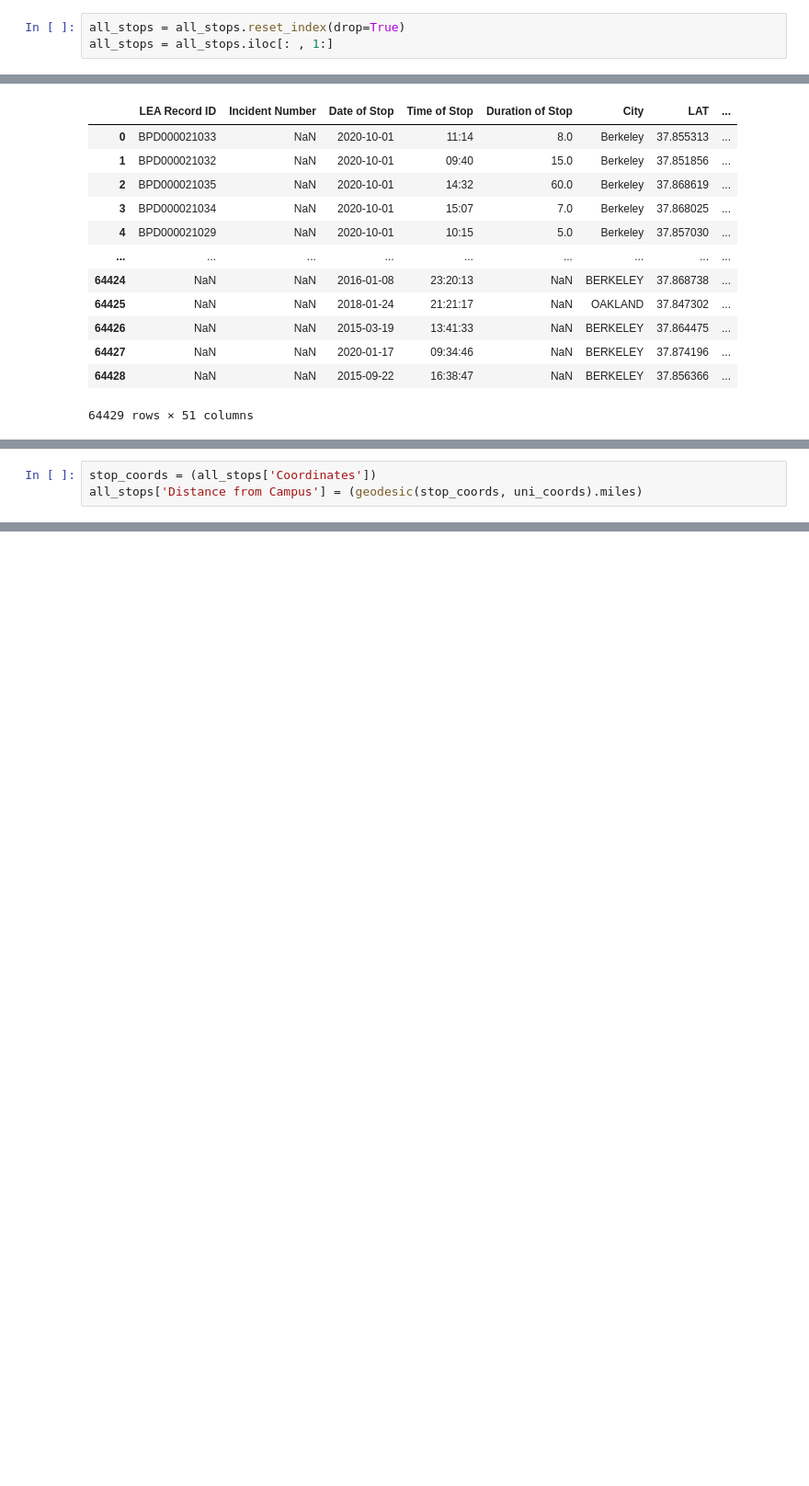
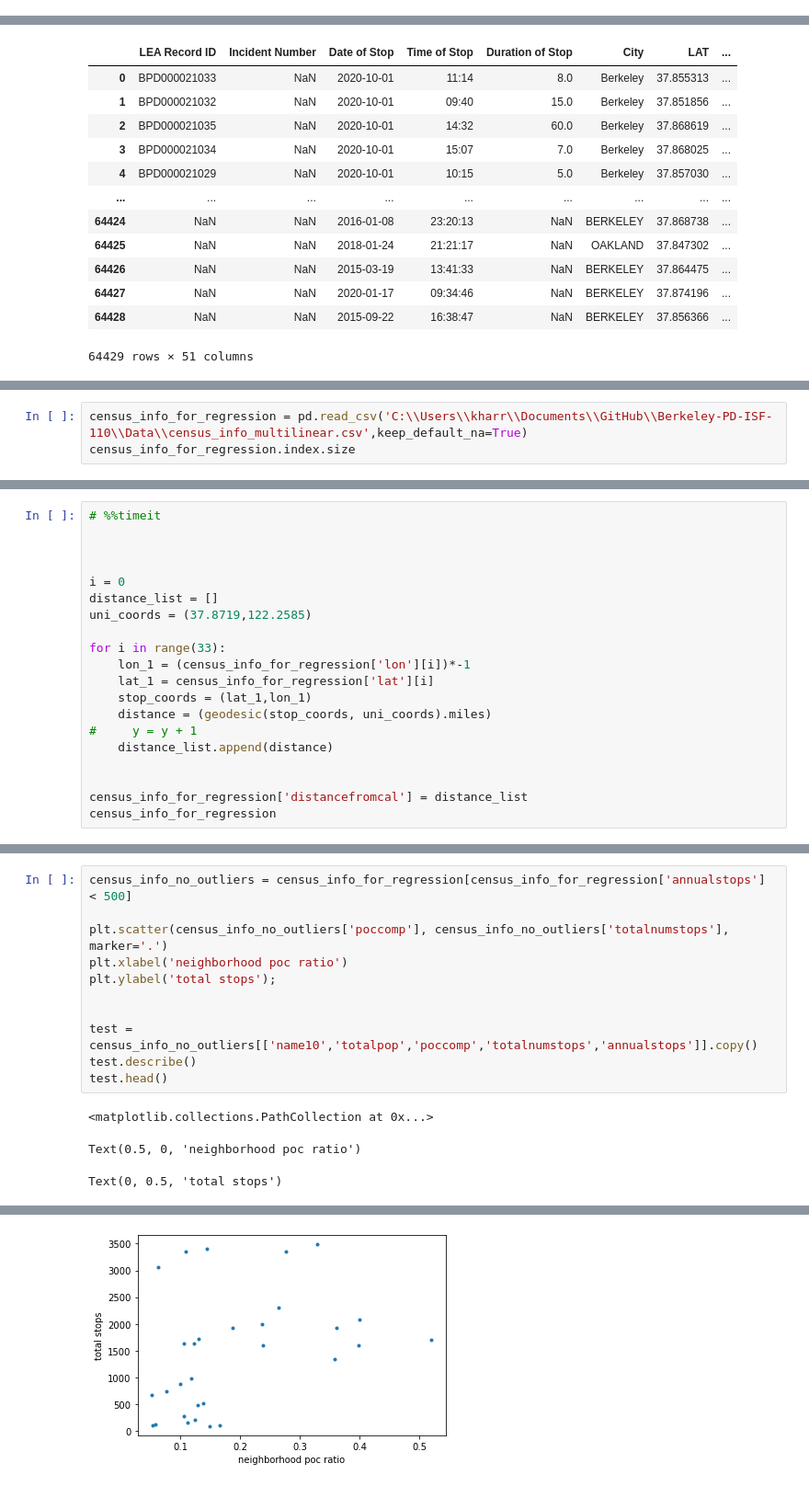
Before and after one commit to kch0p/BPD-Stops-Research-Project, a Jupyter notebook: Code/Merge Data.ipynb, the cells around one changed output, grey strips where cells are left out. Shown at 92% size. Drawn from its saved outputs; the diff is of its cells as text; blank space fills up the shorter version.

```diff
--- a/Code/Merge Data.ipynb
+++ b/Code/Merge Data.ipynb
@@ -324,3 +217,0 @@ all_stops.iloc[58465:58475]
-# %%
-all_stops = all_stops.reset_index(drop=True)
-all_stops = all_stops.iloc[: , 1:]
@@ -476,3 +276,0 @@ KeyError: 8400
-# %%
-stop_coords = (all_stops['Coordinates'])
-all_stops['Distance from Campus'] = (geodesic(stop_coords, uni_coords).miles)
@@ -508,0 +297,3 @@ polys_fp = "source/_static/data/L3/porijogi_sub_catchments.geojson"
+# %%
+census_info_for_regression = pd.read_csv('C:\\Users\\kharr\\Documents\\GitHub\\Berkeley-PD-ISF-110\\Data\\census_info_multilinear.csv',keep_default_na=True)
+census_info_for_regression.index.size
@@ -508,0 +302,20 @@ polys_fp = "source/_static/data/L3/porijogi_sub_catchments.geojson"
+# %%
+# %%timeit
+
+
+
+i = 0
+distance_list = []
+uni_coords = (37.8719,122.2585)
+
+for i in range(33):
+    lon_1 = (census_info_for_regression['lon'][i])*-1
+    lat_1 = census_info_for_regression['lat'][i]
+    stop_coords = (lat_1,lon_1)
+    distance = (geodesic(stop_coords, uni_coords).miles)
+#     y = y + 1
+    distance_list.append(distance)
+
+
+census_info_for_regression['distancefromcal'] = distance_list
+census_info_for_regression
@@ -508,0 +349,15 @@ polys_fp = "source/_static/data/L3/porijogi_sub_catchments.geojson"
+# %%
+census_info_no_outliers = census_info_for_regression[census_info_for_regression['annualstops'] < 500]
+
+plt.scatter(census_info_no_outliers['poccomp'], census_info_no_outliers['totalnumstops'], marker='.')
+plt.xlabel('neighborhood poc ratio')
+plt.ylabel('total stops');
+
+
+test = census_info_no_outliers[['name10','totalpop','poccomp','totalnumstops','annualstops']].copy()
+test.describe()
+test.head()
+# %% [output]
+<matplotlib.collections.PathCollection at 0x...>
+Text(0.5, 0, 'neighborhood poc ratio')
+Text(0, 0.5, 'total stops')
@@ -508,0 +379 @@ polys_fp = "source/_static/data/L3/porijogi_sub_catchments.geojson"
+[figure, added]
```
Also changed, not shown: parts of 29 cells of this notebook, 32 other files.
